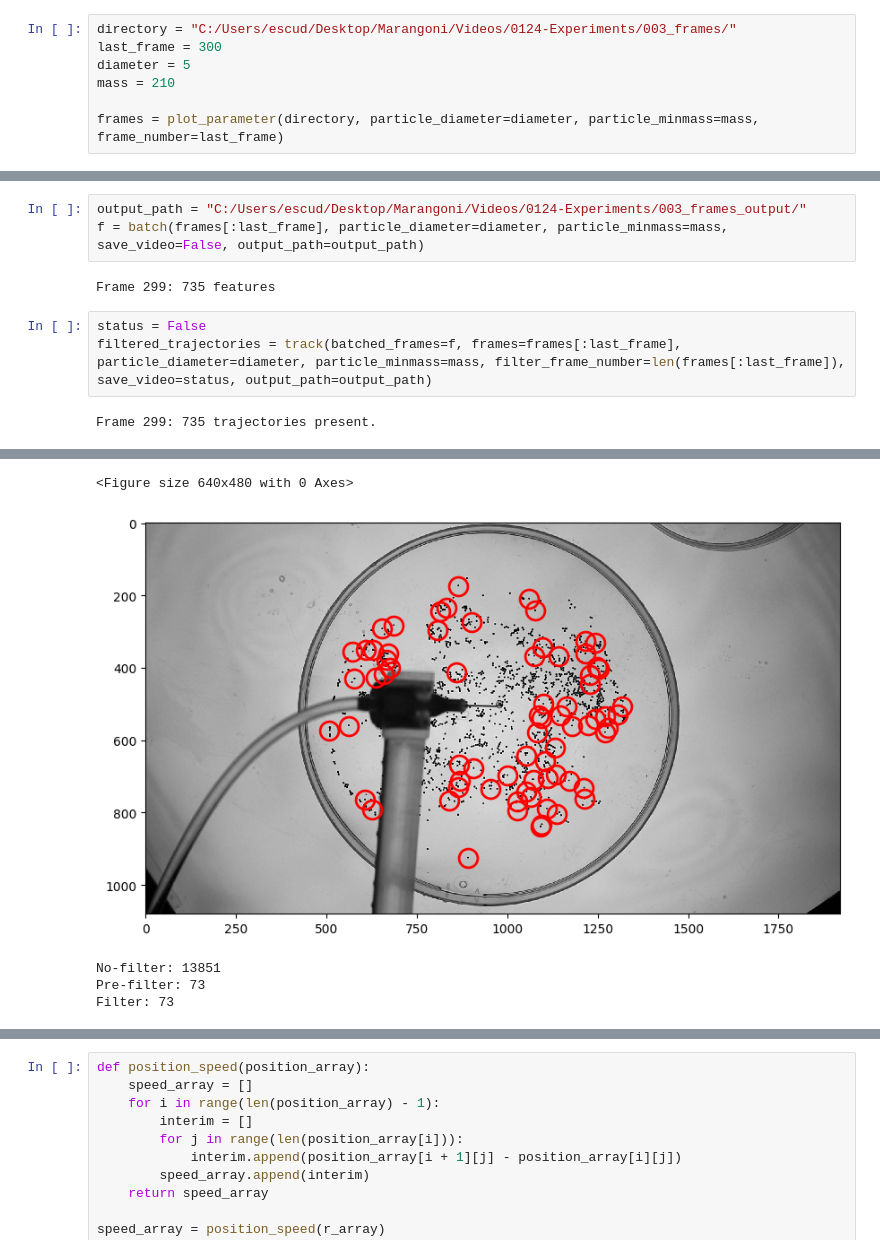
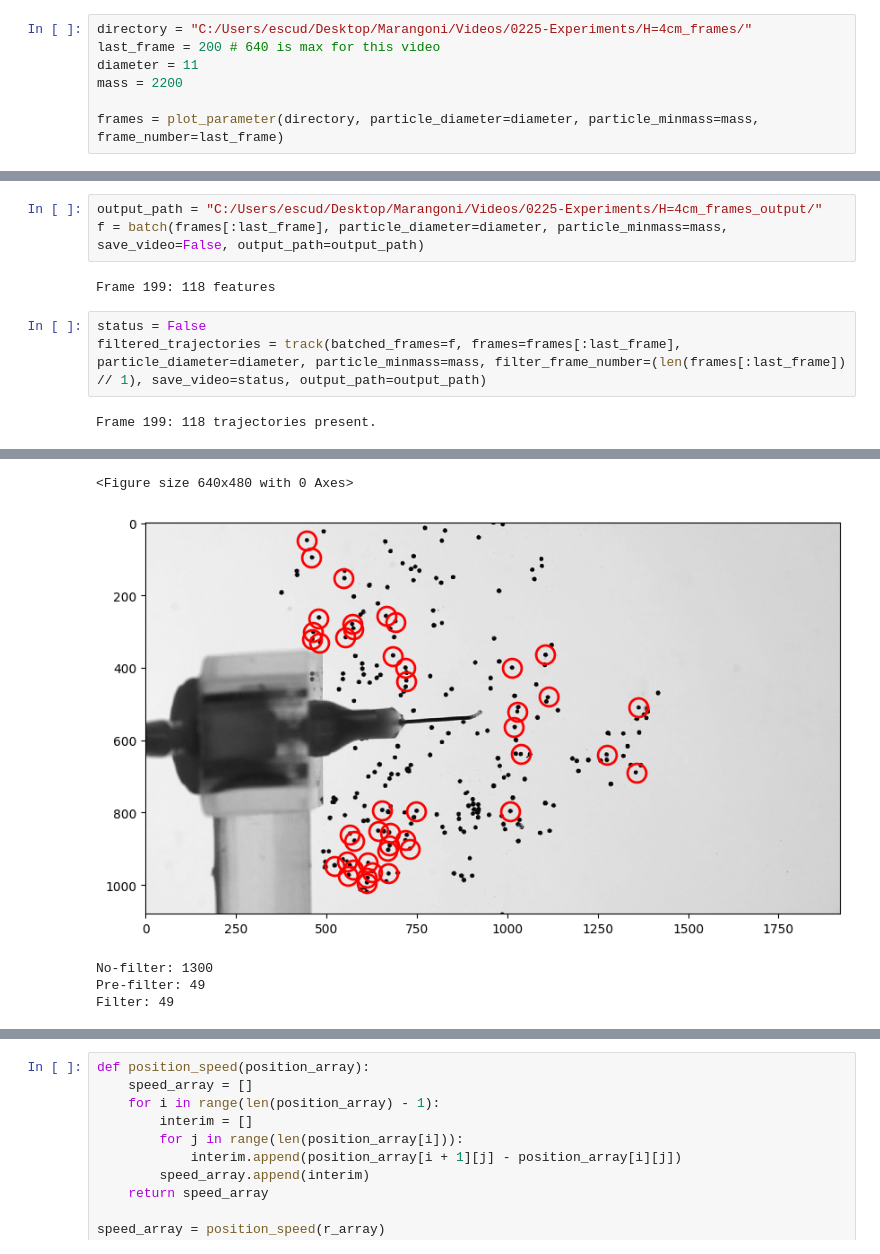
Before and after one commit to sacha-escudier/marangoni-spreading, a Jupyter notebook: playground.ipynb, the cells around one changed output, grey strips where cells are left out. Cells and saved outputs as stored; diff of their text form.

Commit message:
Intermediate, detect trajectories completely differently

```diff
--- a/playground.ipynb
+++ b/playground.ipynb
@@ -10,8 +8,8 @@ from scipy.optimize import curve_fit
 # %%
-directory = "C:/Users/escud/Desktop/Marangoni/Videos/0124-Experiments/003_frames/"
-last_frame = 300
-diameter = 5
-mass = 210
+directory = "C:/Users/escud/Desktop/Marangoni/Videos/0225-Experiments/H=4cm_frames/"
+last_frame = 200 # 640 is max for this video
+diameter = 11
+mass = 2200
 
 frames = plot_parameter(directory, particle_diameter=diameter, particle_minmass=mass, frame_number=last_frame)
 # %% [output]
@@ -25,10 +22,10 @@ frames = plot_parameter(directory, particle_diameter=diameter, particle_minmass=
 # %%
-output_path = "C:/Users/escud/Desktop/Marangoni/Videos/0124-Experiments/003_frames_output/"
+output_path = "C:/Users/escud/Desktop/Marangoni/Videos/0225-Experiments/H=4cm_frames_output/"
 f = batch(frames[:last_frame], particle_diameter=diameter, particle_minmass=mass, save_video=False, output_path=output_path)
 # %% [output]
-Frame 299: 735 features
+Frame 199: 118 features
 # %%
 status = False
-filtered_trajectories = track(batched_frames=f, frames=frames[:last_frame], particle_diameter=diameter, particle_minmass=mass, filter_frame_number=len(frames[:last_frame]), save_video=status, output_path=output_path)
+filtered_trajectories = track(batched_frames=f, frames=frames[:last_frame], particle_diameter=diameter, particle_minmass=mass, filter_frame_number=(len(frames[:last_frame]) // 1), save_video=status, output_path=output_path)
 # %% [output]
-Frame 299: 735 trajectories present.
+Frame 199: 118 trajectories present.
@@ -36,6 +33,6 @@ Frame 299: 735 trajectories present.
 <Figure size 640x480 with 0 Axes>
-[figure, old version]
+[figure, new version]
-No-filter: 13851
-Pre-filter: 73
-Filter: 73
+No-filter: 1300
+Pre-filter: 49
+Filter: 49
 # %%
```
Also changed, not shown: parts of 6 cells of this notebook, 4 other files.
